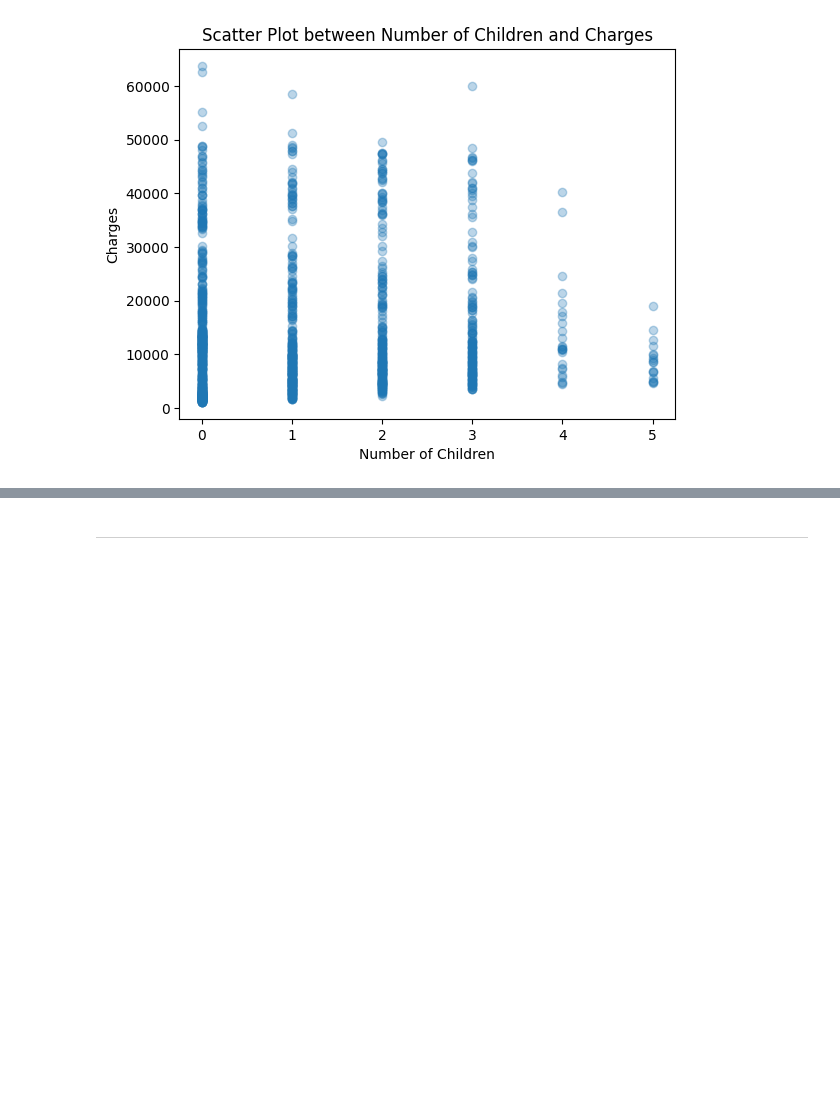
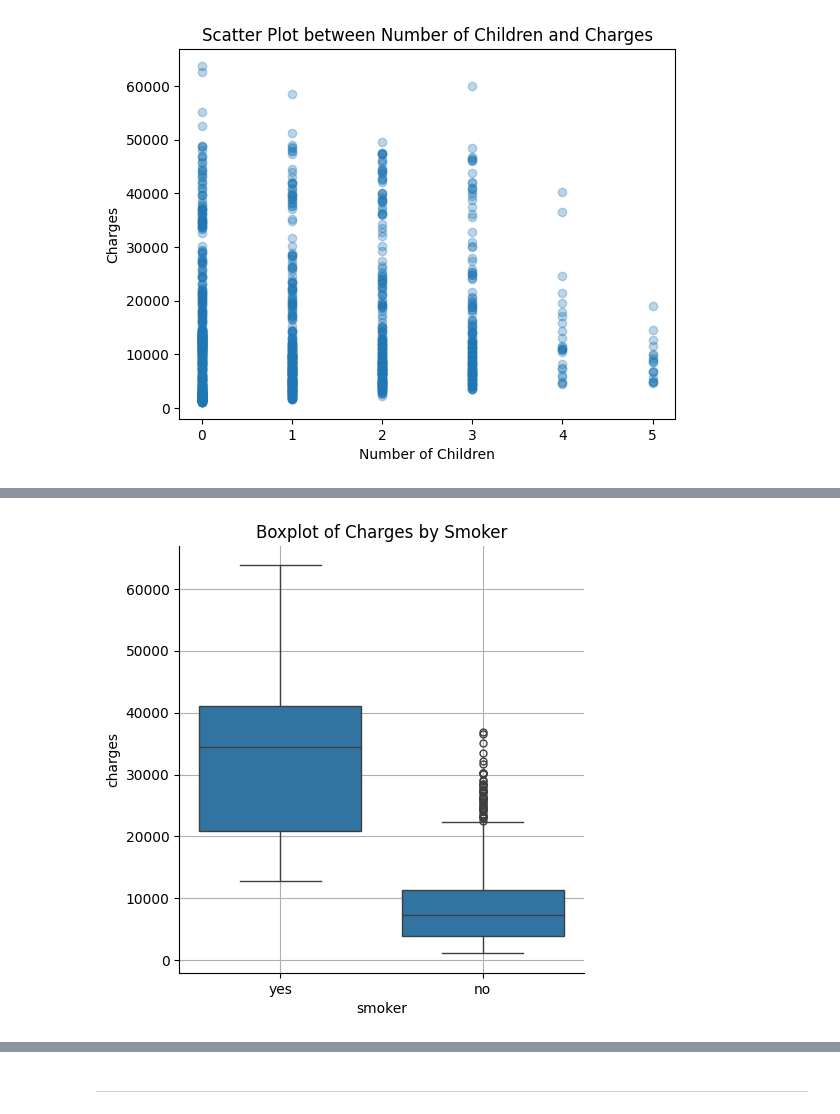
Before and after one commit to Khoi412/Hackathon1_Healthcare_Insurance_Cost_Analysis, a Jupyter notebook: jupyter_notebooks/Healthcare_insurance.ipynb, the cells around one changed output, grey strips where cells are left out. Saved outputs shown, nothing was run; the diff lists cells and outputs as text; code cells hidden in the pictures; blank space fills up the shorter version.

```diff
--- a/jupyter_notebooks/Healthcare_insurance.ipynb
+++ b/jupyter_notebooks/Healthcare_insurance.ipynb
@@ -214,0 +242,8 @@ plt.show()
+# %%
+## Using Categorical plot for better visualisation when mixing categorical and numerical data simultaneously.
+sns.catplot(data=df_insurance, x='smoker', y='charges', kind='box')
+plt.title('Boxplot of Charges by Smoker')
+plt.grid(True)
+plt.show()
+# %% [output]
+[figure, added]
```
Also changed, not shown: parts of 5 cells of this notebook, 1 other file.
